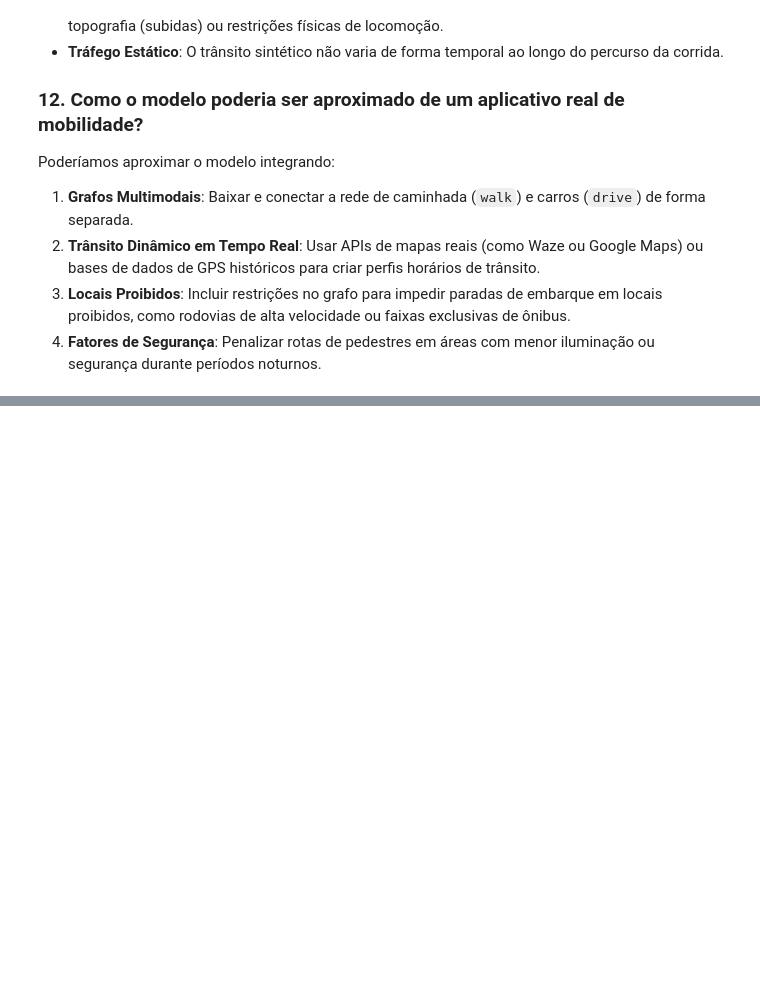
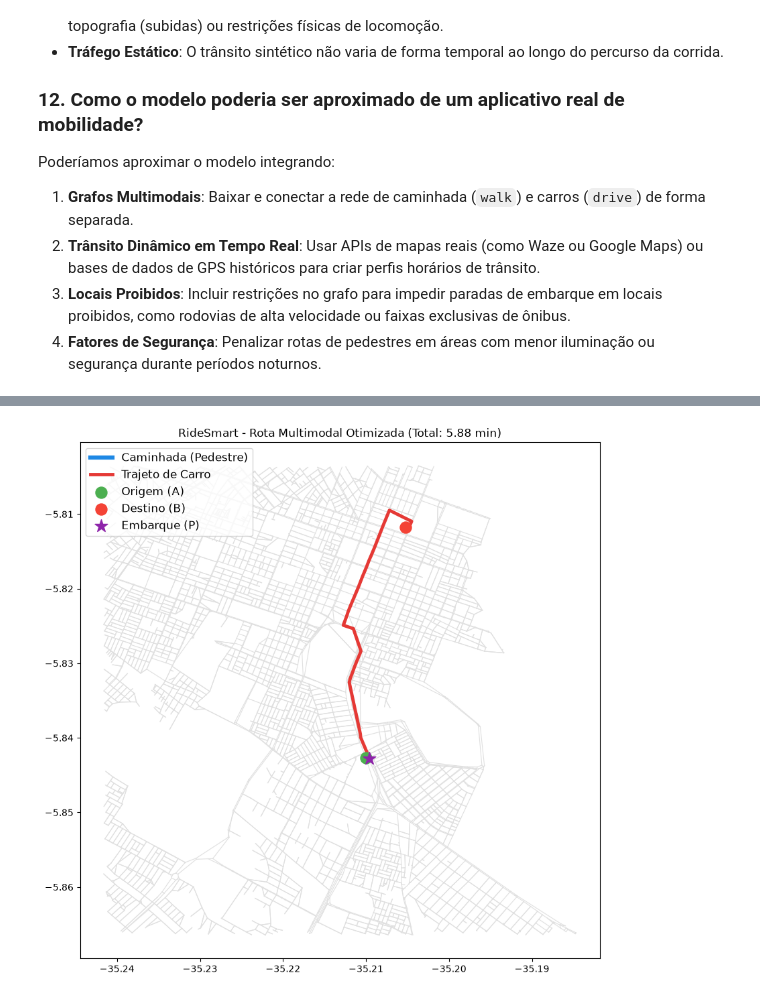
Before and after one commit to Sgnsilv/RideSmart, a Jupyter notebook: RideSmart_Notebook.ipynb, the cells around one changed output, grey strips where cells are left out. Drawn from its saved outputs; the diff is of its cells as text; code cells hidden in the pictures; blank space fills up the shorter version.

Commit message:
feat: implement multimodal graph fusion, interactive query script, and benchmark comparisons

```diff
--- a/RideSmart_Notebook.ipynb
+++ b/RideSmart_Notebook.ipynb
@@ -876,0 +881,74 @@ Poderíamos aproximar o modelo integrando:
+# %%
+# ==================================================================
+# DEFINA AQUI OS PARÂMETROS DA CONSULTA INTERATIVA (TESTE NA HORA):
+# ==================================================================
+origem = (-5.8427, -35.210)       # (Latitude, Longitude) do ponto A (CT UFRN)
+destino = (-5.8118, -35.2052)     # (Latitude, Longitude) do ponto B (Midway Mall)
+caminhada_maxima = 300.0          # Distância máxima de caminhada (metros)
+# ==================================================================
+
+# Executar a otimização multimodal com os parâmetros digitados
+resultado = find_best_pickup_and_route_multimodal(
+    G_drive=G_drive,
+    G_walk=G_walk,
+    transfer_mapping=transfer_mapping,
+    start_coords=origem,
+    end_coords=destino,
+    max_walk_distance=caminhada_maxima,
+    walk_speed_mps=1.2,
+    weight_field='time_traffic',
+    path_algorithm=dijkstra_heap
+)
+
+# Exibir os resultados formatados
+if resultado['best_pickup_node'] and resultado['drive_path']:
+    print("=================== RESULTADOS DA ROTA ===================")
+    print(f"Origem (A):                   {origem}")
+    print(f"Ponto de Embarque Ideal (P):  Nó {resultado['best_pickup_node']}")
+    print(f"Destino (B):                  {destino}")
+    print("----------------------------------------------------------")
+    print(f"Distância de Caminhada (A->P): {resultado['walk_cost'] * 1.2:.2f} metros")
+    print(f"Tempo de Caminhada (A->P):     {resultado['walk_cost']:.1f} segundos ({resultado['walk_cost']/60:.2f} min)")
+    print(f"Tempo de Carro (P->B):         {resultado['drive_cost']:.1f} segundos ({resultado['drive_cost']/60:.2f} min)")
+    print("----------------------------------------------------------")
+    print(f"Tempo TOTAL de Viagem:         {resultado['total_cost']:.1f} segundos ({resultado['total_cost']/60:.2f} min)")
+    print("==========================================================")
+
+    # Plotar o mapa interativo na tela
+    fig, ax = plt.subplots(figsize=(10, 10), facecolor='white')
+    ax.set_facecolor('white')
+
+    # Plotar malha viária como fundo (desenho manual das arestas de G_drive em cinza)
+    for u, v, d_data in G_drive.edges(data=True):
+        x1, y1 = G_drive.nodes[u]['x'], G_drive.nodes[u]['y']
+        x2, y2 = G_drive.nodes[v]['x'], G_drive.nodes[v]['y']
+        ax.plot([x1, x2], [y1, y2], color='#e0e0e0', linewidth=0.8, zorder=3)
+
+    # Plotar trecho a pé (azul)
+    walk_path = resultado['walk_path']
+    if walk_path:
+        w_lats = [G_walk.nodes[n]['y'] for n in walk_path]
+        w_lons = [G_walk.nodes[n]['x'] for n in walk_path]
+        ax.plot(w_lons, w_lats, color='#1e88e5', linewidth=4.5, label='Caminhada (Pedestre)', zorder=5)
+
+    # Plotar trecho de carro (vermelho)
+    drive_path = resultado['drive_path']
+    if drive_path:
+        d_lats = [G_drive.nodes[n]['y'] for n in drive_path]
+        d_lons = [G_drive.nodes[n]['x'] for n in drive_path]
+        ax.plot(d_lons, d_lats, color='#e53935', linewidth=3.5, label='Trajeto de Carro', zorder=4)
+
+    # Plotar marcadores especiais
+    ax.scatter(origem[1], origem[0], color='#4caf50', s=150, zorder=6, label='Origem (A)')
+    ax.scatter(destino[1], destino[0], color='#f44336', s=150, zorder=6, label='Destino (B)')
+
+    p_node = resultado['best_pickup_node']
+    p_lat, p_lon = G_drive.nodes[p_node]['y'], G_drive.nodes[p_node]['x']
+    ax.scatter(p_lon, p_lat, color='#8e24aa', s=200, marker='*', zorder=7, label='Embarque (P)')
+
+    ax.legend(loc='upper left', fontsize=12)
+    ax.set_title(f"RideSmart - Rota Multimodal Otimizada (Total: {resultado['total_cost']/60:.2f} min)")
+    plt.show()
+else:
+    print("[Erro] Não foi possível traçar uma rota válida com esses parâmetros. Verifique se o limite de caminhada não é muito baixo.")
+# %% [output]
@@ -876,0 +966 @@ Poderíamos aproximar o modelo integrando:
+[figure, added]
```
Also changed, not shown: parts of 3 cells of this notebook, 6 other files.
